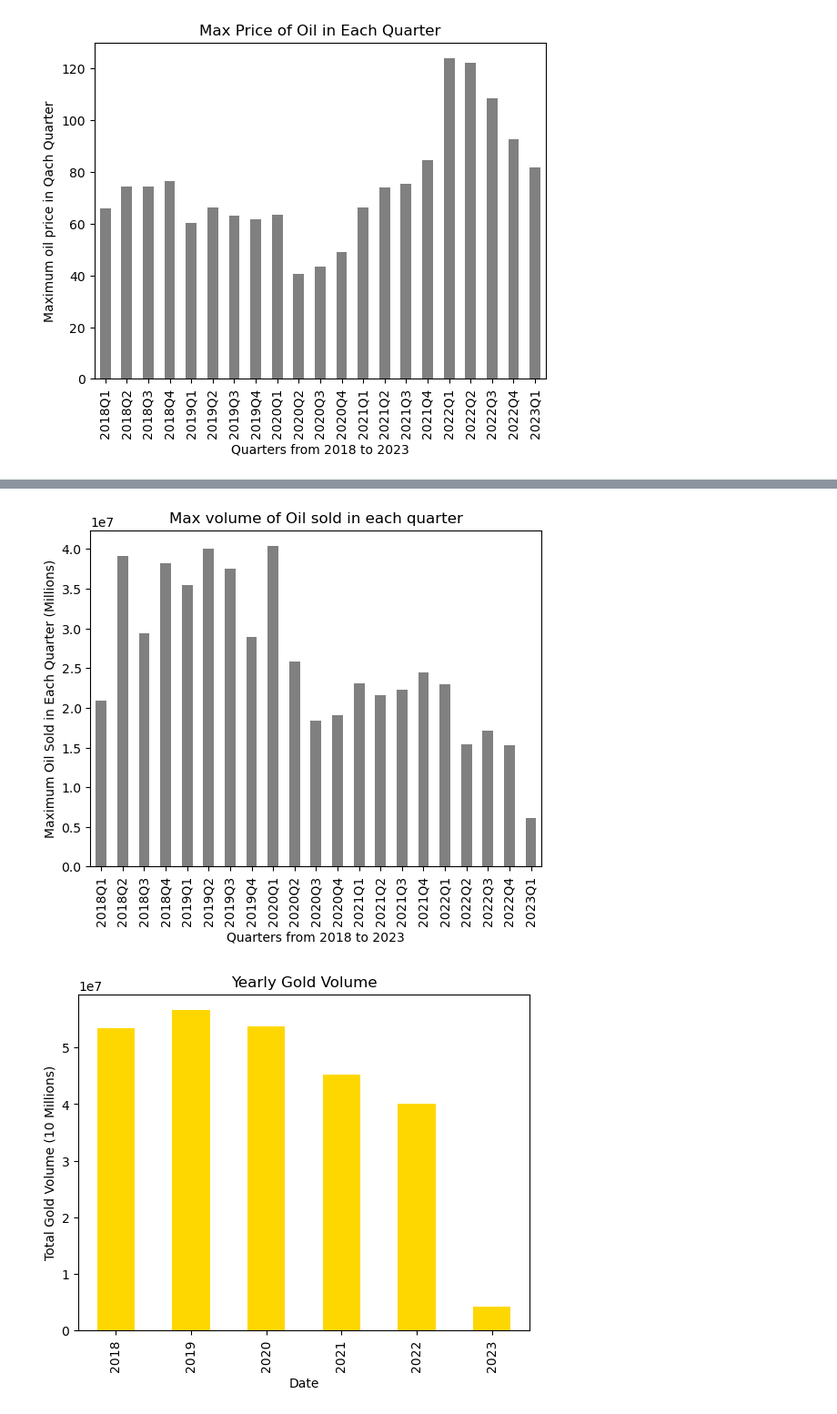
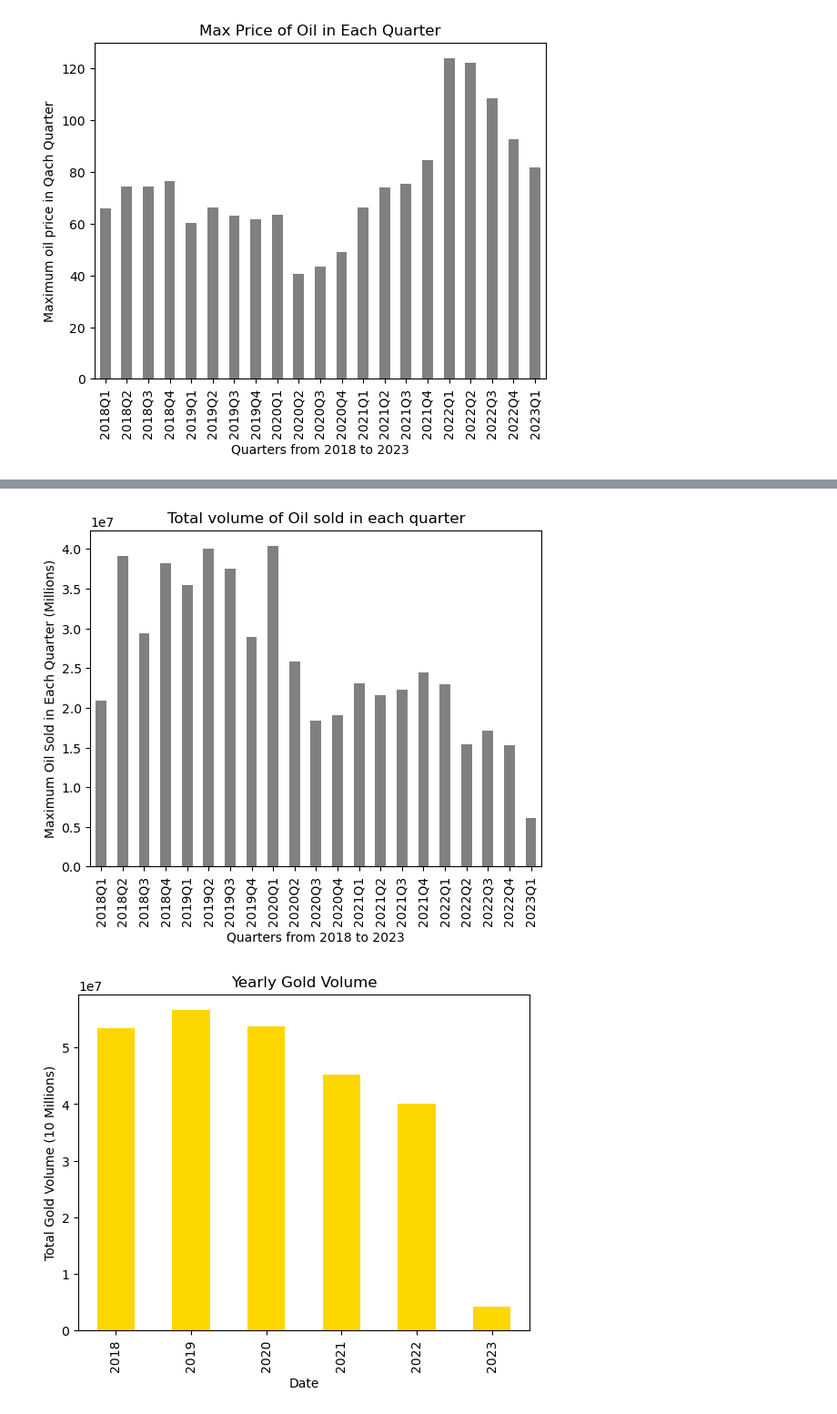
Before and after one commit to gbarn777/project-one, a Jupyter notebook: project1_v3.ipynb, the cells around one changed output, grey strips where cells are left out. Shown at 91% size. Cells and saved outputs as stored; diff of their text form; code cells hidden in the pictures.

```diff
--- a/project1_v3.ipynb
+++ b/project1_v3.ipynb
@@ -148,12 +148,12 @@ plt.savefig("Output/Max_Gold_Volume_Quarterly.png")
 # %%
 # Total Volume of Oil in each quarter from 2018 to 2023
 clean_oil_gold_df.groupby(clean_oil_gold_df["Date"].dt.to_period('Q'))['oil_volume'].sum().plot(kind="bar", color = "grey") # Quarterly gold volume
 plt.xlabel("Quarters from 2018 to 2023")
 plt.ylabel("Maximum Oil Sold in Each Quarter (Millions)")
-plt.title("Max volume of Oil sold in each quarter")
+plt.title("Total volume of Oil sold in each quarter")
 plt.savefig("Output/Max_Oil_Volume_Quarterly.png")
 # %% [output]
-[figure, old version]
+[figure, new version]
 # %%
 # Total Volume of Gold in each quarter from 2018 to 2023
 clean_oil_gold_df.groupby(clean_oil_gold_df["Date"].dt.to_period('Y'))['gold_volume'].sum().plot(kind="bar" , color="gold" , align="center")
```
Also changed, not shown: parts of 7 cells of this notebook.
